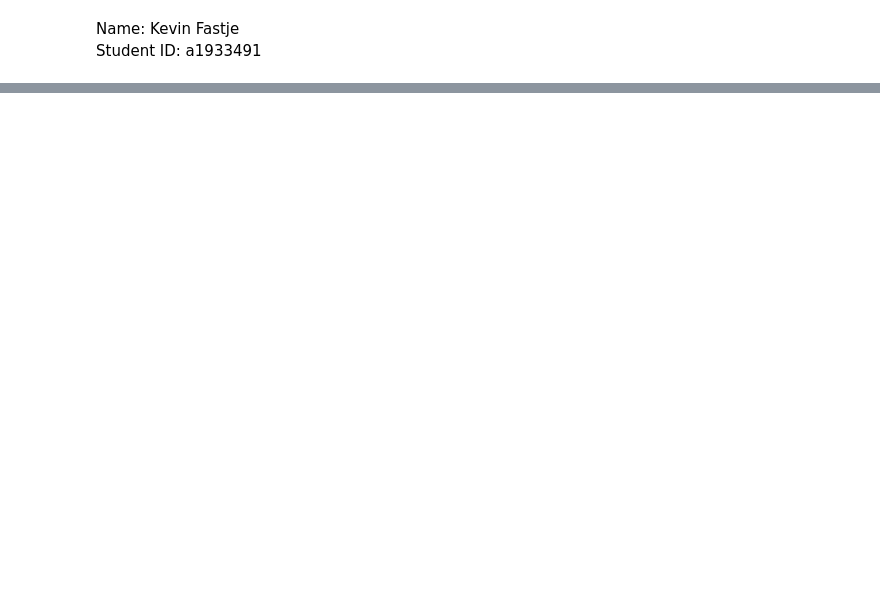
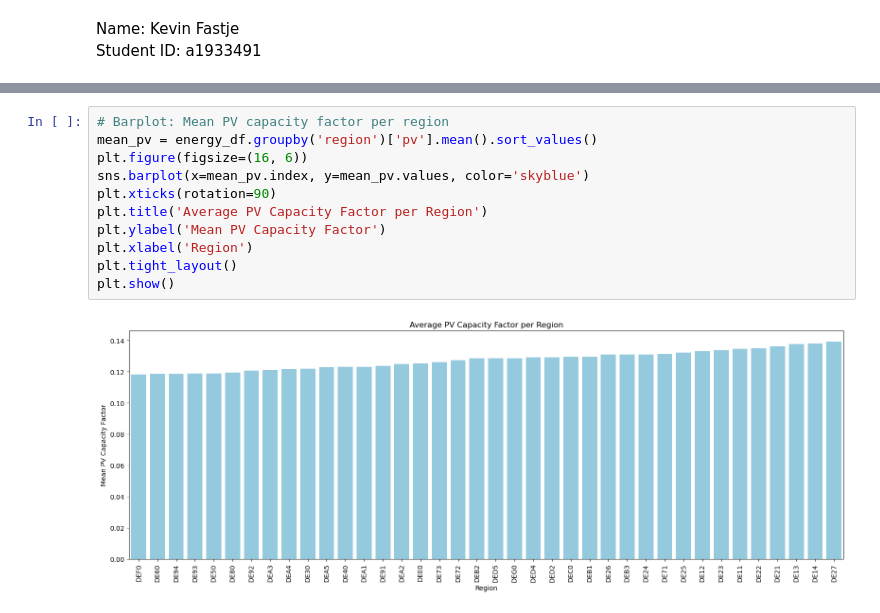
Before and after one commit to Kevin-Fastje/bigdataproject, a Jupyter notebook: analysis.ipynb, the cells around one changed output, grey strips where cells are left out. Drawn from its saved outputs; the diff is of its cells as text; blank space fills up the shorter version.

```diff
--- a/analysis.ipynb
+++ b/analysis.ipynb
@@ -290,0 +949,13 @@ Index(['DE40', 'DE50', 'DE60', 'DE80', 'DE91', 'DE92', 'DE93', 'DE94', 'DEE0',
+# %%
+# Barplot: Mean PV capacity factor per region
+mean_pv = energy_df.groupby('region')['pv'].mean().sort_values()
+plt.figure(figsize=(16, 6))
+sns.barplot(x=mean_pv.index, y=mean_pv.values, color='skyblue')
+plt.xticks(rotation=90)
+plt.title('Average PV Capacity Factor per Region')
+plt.ylabel('Mean PV Capacity Factor')
+plt.xlabel('Region')
+plt.tight_layout()
+plt.show()
+# %% [output]
+[figure, added]
```
Also changed, not shown: parts of 83 cells of this notebook, 2 other files.
